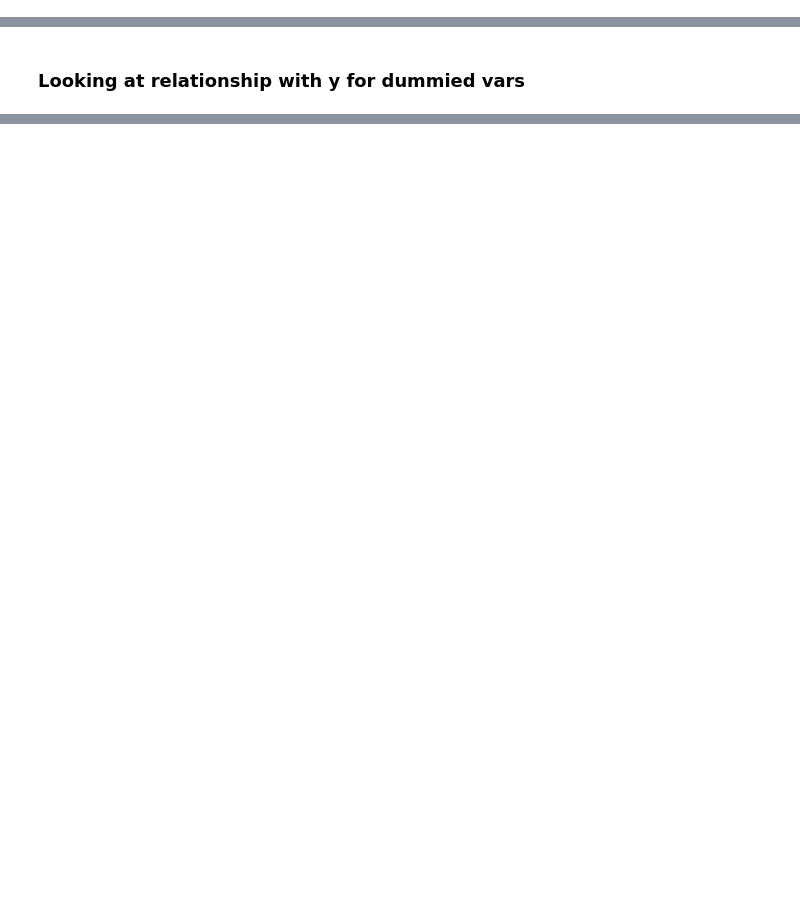
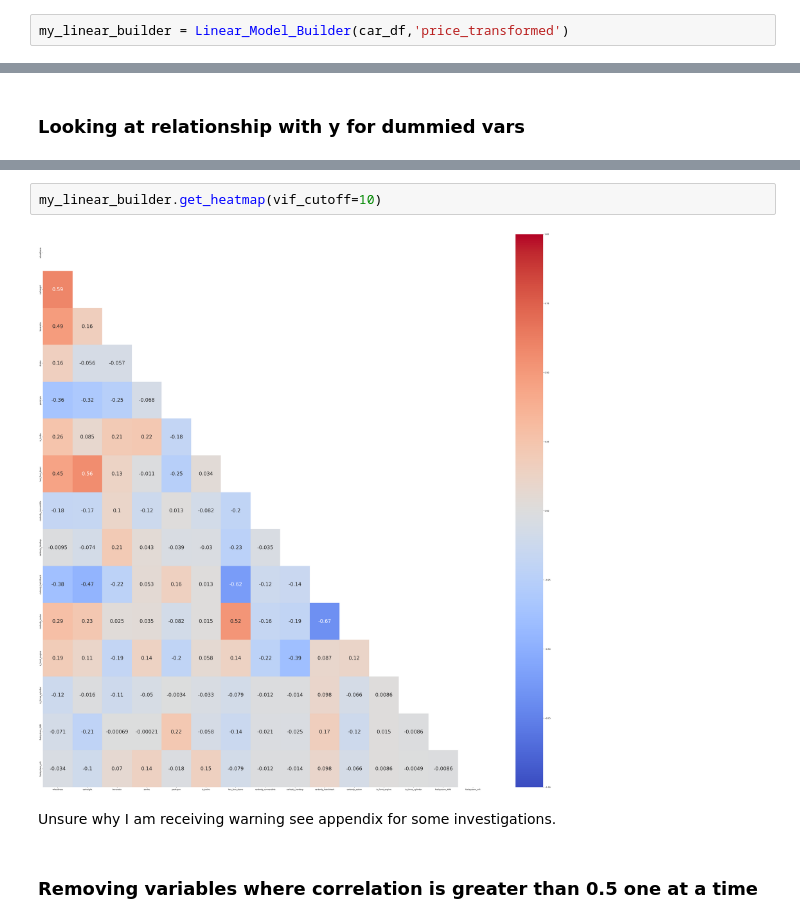
Before and after one commit to simrenbasra/OLS_Regression, a Jupyter notebook: notebooks/02_linear_regression/01-ols_linear_regression.ipynb, the cells around one changed output, grey strips where cells are left out. Cells and saved outputs as stored; diff of their text form; blank space fills up the shorter version.

```diff
--- a/notebooks/02_linear_regression/01-ols_linear_regression.ipynb
+++ b/notebooks/02_linear_regression/01-ols_linear_regression.ipynb
@@ -38,0 +42,2 @@ X = car_df.drop(columns='price_transformed')
+# %%
+my_linear_builder = Linear_Model_Builder(car_df,'price_transformed')
@@ -155,0 +172,8 @@ Independent variables are independent to each other, there is no colinearity or
+# %%
+my_linear_builder.get_heatmap(vif_cutoff=10)
+# %% [output]
+[figure, added]
+# %% [markdown]
+Unsure why I am receiving warning see appendix for some investigations.
+# %% [markdown]
+### Removing variables where correlation is greater than 0.5 one at a time
```
Also changed, not shown: parts of 77 cells of this notebook.
